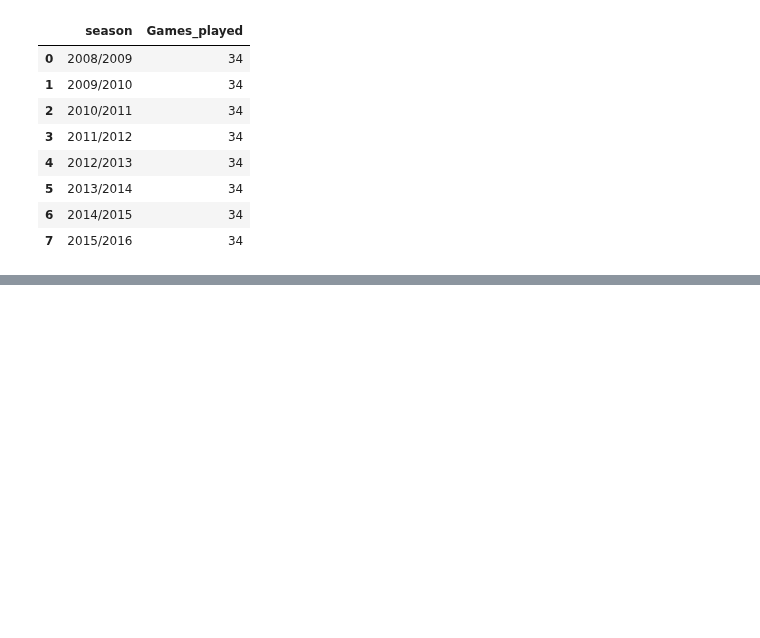
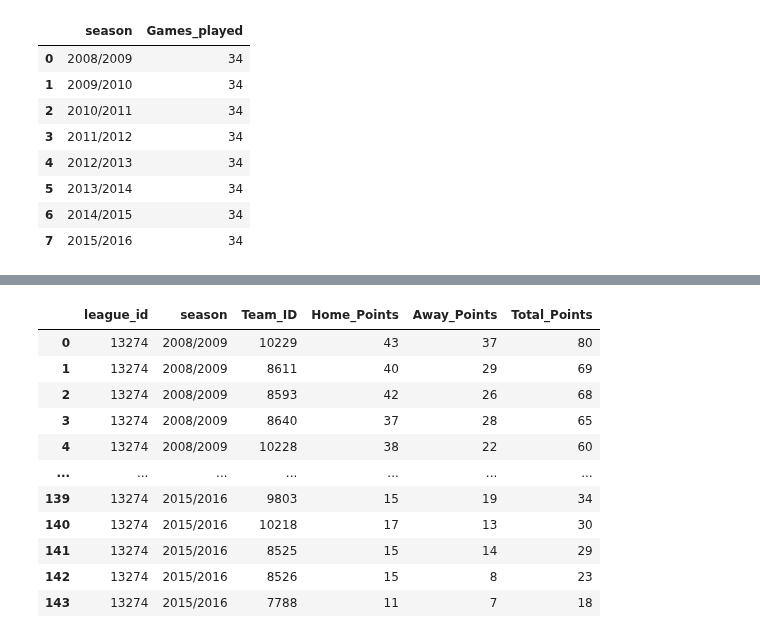
Before and after one commit to BJHeemskerk/DataLab2_2023, a Jupyter notebook: DataLab2_Groep_3B.ipynb, the cells around one changed output, grey strips where cells are left out. Cells and saved outputs as stored; diff of their text form; code cells hidden in the pictures; blank space fills up the shorter version.

```diff
--- a/DataLab2_Groep_3B.ipynb
+++ b/DataLab2_Groep_3B.ipynb
@@ -455,12 +465,20 @@ stats season 2009/2010 from Netherlands Eredivisie
 # %%
 def show_query(query):
     """
-       Deze functie print de output van je SQL query uit.
-       Parameters:
-                  query = Je SQL query.
-                          Zorg ervoor dat deze parameter een string is.
+    Voert de gegeven SQL-query uit op de database en geeft het resultaat terug als een Pandas DataFrame.
+
+    Parameters
+    ----------
+    query : str
+        De SQL-query die moet worden uitgevoerd.
+
+    Returns
+    -------
+    df : Pandas DataFrame
+        Een DataFrame met het resultaat van de query.
     """
-    result = pd.read_sql(query, connect)
-    return result
+
+    df = pd.read_sql(query, connect)
+    return df
 # %%
 def games(team_id):
@@ -490,0 +568,68 @@ games(9791)
+# %%
+def punten_per_seizoen(league_id):
+    """
+    Haalt de punten op van elk team per seizoen in de opgegeven competitie.
+
+    Parameters
+    ----------
+    league_id : int
+        Het ID van de competitie waarvan de punten van elk team per seizoen worden opgehaald.
+
+    Returns
+    -------
+    df : Pandas DataFrame
+        Een DataFrame met de punten van elk team per seizoen in de opgegeven competitie,
+        met kolommen voor league_id, season, Team_ID, Home_Points, Away_Points en Total_Points.
+        De resultaten zijn gesorteerd op seizoen en totale punten in aflopende volgorde.
+    """
+
+    query = f"""
+        SELECT h.league_id
+                    , h.season
+                    , h.Team_ID
+                    , h.Points AS Home_Points
+                    , a.Points AS Away_Points
+                    , (h.Points + a.Points) AS Total_Points
+
+            FROM (SELECT league_id
+                                    , season
+                                    , home_team_api_id AS Team_ID
+                                    , SUM(CASE WHEN (home_team_goal > away_team_goal) THEN 3
+                                                          WHEN (home_team_goal = away_team_goal) THEN 1
+                                                          WHEN (home_team_goal < away_team_goal) THEN 0
+                                                          END) AS Points
+                            FROM match
+                            WHERE league_id = {league_id}
+                            GROUP BY season
+                                            , Team_ID) AS h
+
+        JOIN (SELECT league_id
+                                , season
+                                , away_team_api_id AS Team_ID
+                                , SUM(CASE WHEN (away_team_goal > home_team_goal) THEN 3
+                                                      WHEN (away_team_goal = home_team_goal) THEN 1
+                                                      WHEN (away_team_goal < home_team_goal) THEN 0
+                                                      END) AS Points
+                    FROM match
+                    WHERE league_id = {league_id}
+                    GROUP BY season
+                                    , Team_ID) AS a
+            ON h.season = a.season AND h.Team_ID = a.Team_ID
+
+        ORDER BY h.season, Total_Points DESC;
+    """
+    return show_query(query)
+punten_per_seizoen(13274)
+# %% [output]
+|  | league_id | season | Team_ID | Home_Points | Away_Points | Total_Points |
+| 0 | 13274 | 2008/2009 | 10229 | 43 | 37 | 80 |
+| 1 | 13274 | 2008/2009 | 8611 | 40 | 29 | 69 |
+| 2 | 13274 | 2008/2009 | 8593 | 42 | 26 | 68 |
+| 3 | 13274 | 2008/2009 | 8640 | 37 | 28 | 65 |
+| 4 | 13274 | 2008/2009 | 10228 | 38 | 22 | 60 |
+| ... | ... | ... | ... | ... | ... | ... |
+| 139 | 13274 | 2015/2016 | 9803 | 15 | 19 | 34 |
+| 140 | 13274 | 2015/2016 | 10218 | 17 | 13 | 30 |
+| 141 | 13274 | 2015/2016 | 8525 | 15 | 14 | 29 |
+| 142 | 13274 | 2015/2016 | 8526 | 15 | 8 | 23 |
+| 143 | 13274 | 2015/2016 | 7788 | 11 | 7 | 18 |
```
Also changed, not shown: parts of 12 cells of this notebook.
